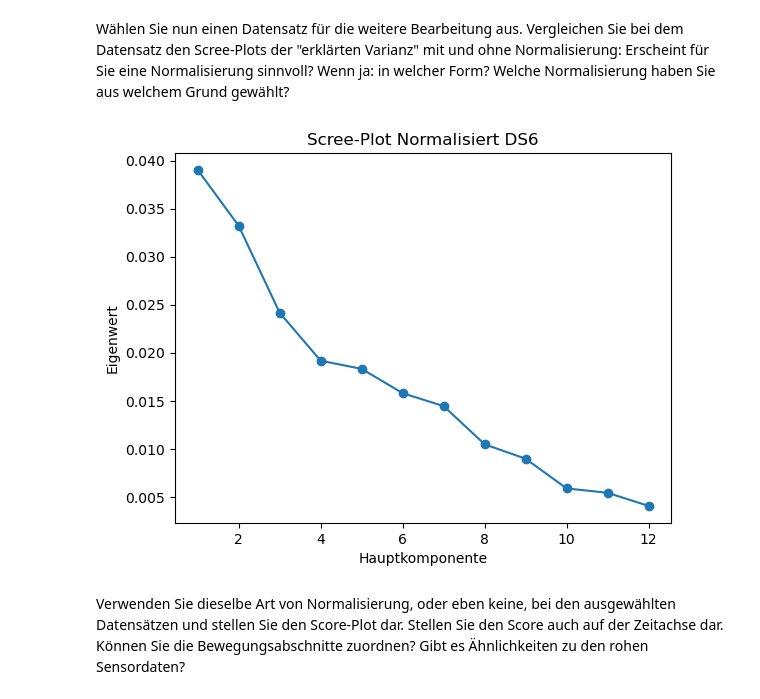
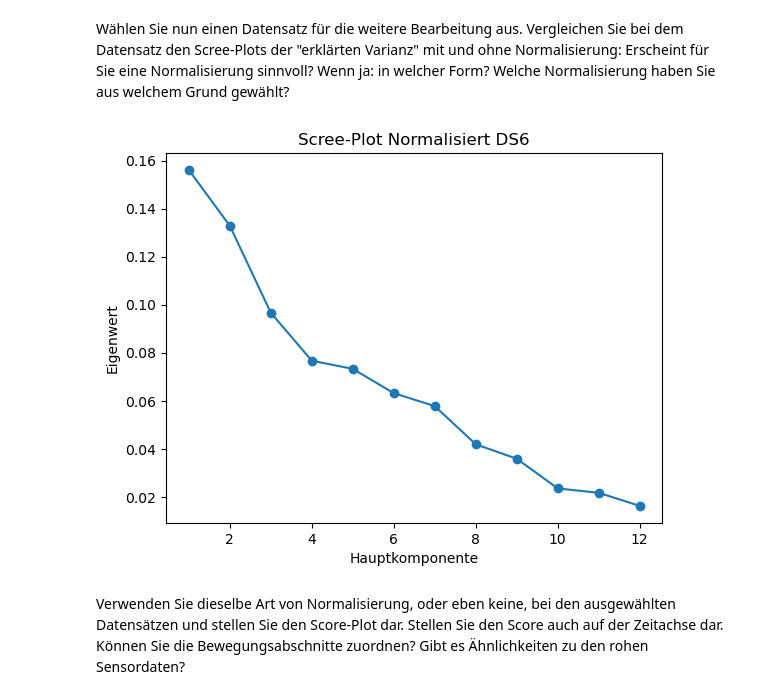
Before and after one commit to kanuphamm/ISS_Praktikum, a Jupyter notebook: Praktikum3/Praktikum3_v03tt.ipynb, the cells around one changed output. Saved outputs shown, nothing was run; the diff lists cells and outputs as text; code cells hidden in the pictures.

```diff
--- a/Praktikum3/Praktikum3_v03tt.ipynb
+++ b/Praktikum3/Praktikum3_v03tt.ipynb
@@ -314,29 +314,29 @@ Welche Normalisierung haben Sie aus welchem Grund gewählt?
 # %%
 # Normalisierung
 from sklearn.preprocessing import MinMaxScaler
 
-scaler_MM = MinMaxScaler(feature_range=(0, 1))
+scaler_MM = MinMaxScaler(feature_range=(-1, 1))
 scaler_MM.fit(data)
 normal_data = scaler_MM.transform(data)
 
 
 
 # PCA durchführen
 pca = PCA()
 pca.fit(normal_data)
 normal_data = pca.transform(normal_data)
 
 # Eigenwerte berechnen
 eigenvalues = pca.explained_variance_
 eigenvalues = np.array(eigenvalues)
 
 plt.plot(np.arange(1, len(eigenvalues) + 1), eigenvalues, marker='o')
 plt.xlabel('Hauptkomponente')
 plt.ylabel('Eigenwert')
 plt.title('Scree-Plot Normalisiert DS6')
 plt.show()
 # %% [output]
-[figure, old version]
+[figure, new version]
 # %% [markdown]
 Verwenden Sie dieselbe Art von Normalisierung, oder eben keine, bei den ausgewählten Datensätzen und stellen Sie den Score-Plot dar. Stellen Sie den Score auch auf der Zeitachse dar. Können Sie die Bewegungsabschnitte zuordnen? Gibt es Ähnlichkeiten zu den rohen Sensordaten?
 # %%
```
Also changed, not shown: parts of 7 cells of this notebook, 1 other file.
